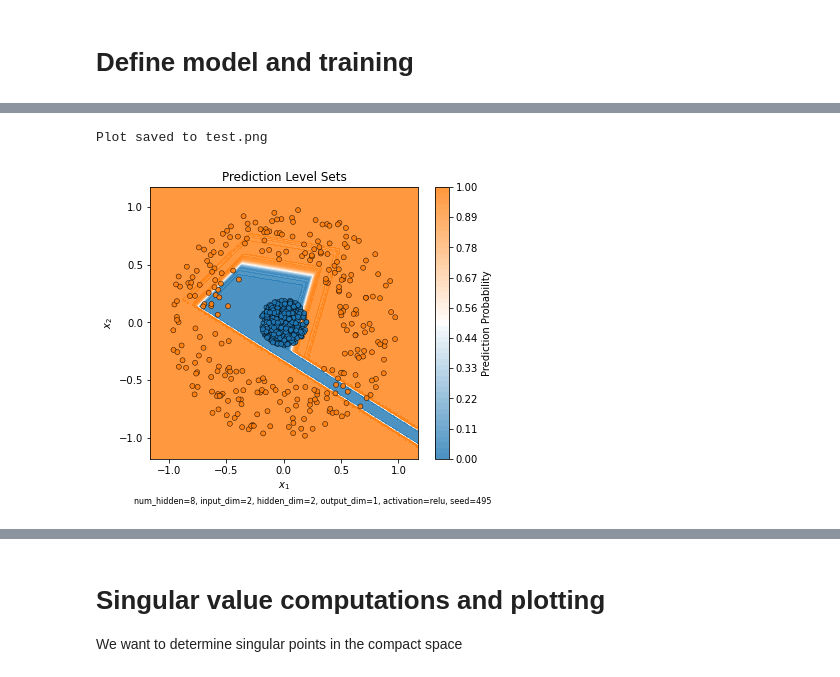
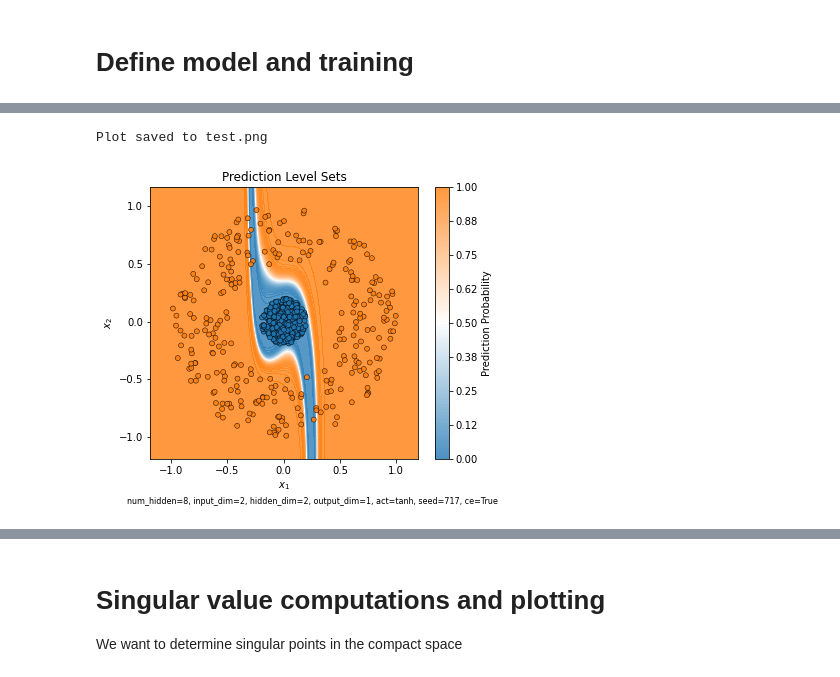
Before and after one commit to twoehrer/embedding, a Jupyter notebook: master_file.ipynb, the cells around one changed output, grey strips where cells are left out. Drawn from its saved outputs; the diff is of its cells as text; code cells hidden in the pictures.

```diff
--- a/master_file.ipynb
+++ b/master_file.ipynb
@@ -22,8 +22,9 @@ output_dim = 1
 activation = 'tanh' #'relu' and 'tanh' are supported
 
 # Training Params
-cross_entropy = False #True supported with binary classification only
-num_epochs = 800
+load_file = 'last'
+cross_entropy = True #True supported with binary classification only
+num_epochs = 500
 # %%
 import models.training
 from models.training import make_circles_uniform
@@ -33,12 +34,11 @@ from models.training import make_circles_uniform
 # Set random seed for reproducibility
 seed = np.random.randint(1000)
 # seed = 163
-print(seed)
 np.random.seed(seed)
 torch.manual_seed(seed)
 
 #footnnote to display on plots to make sure that plots and model/trainign params do not get confused
-footnote = f'num_hidden={num_hidden}, input_dim={input_dim}, hidden_dim={hidden_dim}, output_dim={output_dim}, activation={activation}, seed={seed}'
+footnote = f'num_hidden={num_hidden}, input_dim={input_dim}, hidden_dim={hidden_dim}, output_dim={output_dim}, act={activation}, seed={seed}, ce={cross_entropy}'
 
 n_points = 2000 #number of points in the dataset
 
@@ -87,7 +71,13 @@ tensor([[-0.3376,  0.7144],
 # Define model and training
 # %%
 class ResidualBlock(nn.Module):
-    def __init__(self, features, shortcut_param = 1, activation = 'relu', batchnorm = True):
+    """
+    Residual Block that includes a batch normalization layer and a skip connection with adjustable skip parameter.
+    skip_param = 0 means no skip connection, skip_param = 1 means standard skip connection.
+    The activation function can be set to 'relu', 'tanh', or 'id' (identity).
+    """
+
+    def __init__(self, features, skip_param = 1, activation = 'relu', batchnorm = True):
 
         super(ResidualBlock, self).__init__()
         self.fc = nn.Linear(features, features)
@@ -100,18 +90,19 @@ class ResidualBlock(nn.Module):
             self.activation = nn.Tanh()
         if activation == 'id':
             self.activation = nn.Identity()
-        self.shortcut_param = shortcut_param
+        self.skip_param = skip_param
     def forward(self, x):
         identity = x #cont here
         out = self.fc(x)
         if hasattr(self, 'bn'):
             out = self.bn(out)
         out = self.activation(out)
-        out = out + self.shortcut_param * identity
+        out = out + self.skip_param * identity
         return out
 
 class ResNet(nn.Module):
-    def __init__(self, input_dim, hidden_dim, output_dim, num_hidden, shortcut_param = 1, activation = 'relu'):
+    def __init__(self, input_dim, hidden_dim, output_dim, num_hidden, skip_param = 1, activation = 'relu'):
+
         super(ResNet, self).__init__()
         self.num_hidden = num_hidden
         self.input_fc = nn.Linear(input_dim, hidden_dim)
@@ -123,7 +114,7 @@ class ResNet(nn.Module):
             self.activation = nn.Identity()
 
         self.res_blocks = nn.Sequential(
-            *[ResidualBlock(hidden_dim, shortcut_param=shortcut_param, activation = activation) for _ in range(num_hidden)]
+            *[ResidualBlock(hidden_dim, skip_param=skip_param, activation = activation) for _ in range(num_hidden)]
         )
         self.output_fc = nn.Linear(hidden_dim, output_dim)
 
@@ -284,0 +333,12 @@ Checkpoint saved to last.pth
+# %%
+
+# model = ResNet(input_dim=input_dim, hidden_dim=hidden_dim, output_dim=output_dim, num_hidden=num_hidden, skip_param=1, activation=activation)
+
+# Train both models
+model_base, acc_base, losses_base = train_until_threshold(ResNet,
+    train_loader, test_loader,
+    load_file = load_file, max_retries=5, threshold=0.95,
+    input_dim=input_dim, hidden_dim=hidden_dim, output_dim=output_dim, num_hidden=num_hidden, skip_param=0, activation=activation
+)
+
+plot_loss_curve(losses_base, title=f"Base Model Loss Curve")
@@ -308,12 +375,14 @@ from plots.plots import plot_decision_boundary
 # %%
-# import importlib
-# importlib.reload(plots.plots) # Reload the module
+import importlib
+import plots.plots
+from plots.plots import plot_decision_boundary
+importlib.reload(plots.plots) # Reload the module
 
 X_test, y_test = next(iter(test_loader))
-plot_decision_boundary(model, X_test, y_test, show=True, file_name= 'test', footnote = footnote)
+plot_decision_boundary(model_base, X_test, y_test, show=True, file_name= 'test', footnote = footnote, amount_levels= 100)
 # %% [output]
 Plot saved to test.png
-[figure, old version]
+[figure, new version]
 # %%
 X_test, y_test = next(iter(test_loader))
 # num_epochs = 300
```
Also changed, not shown: parts of 9 cells of this notebook, 4 other files.
